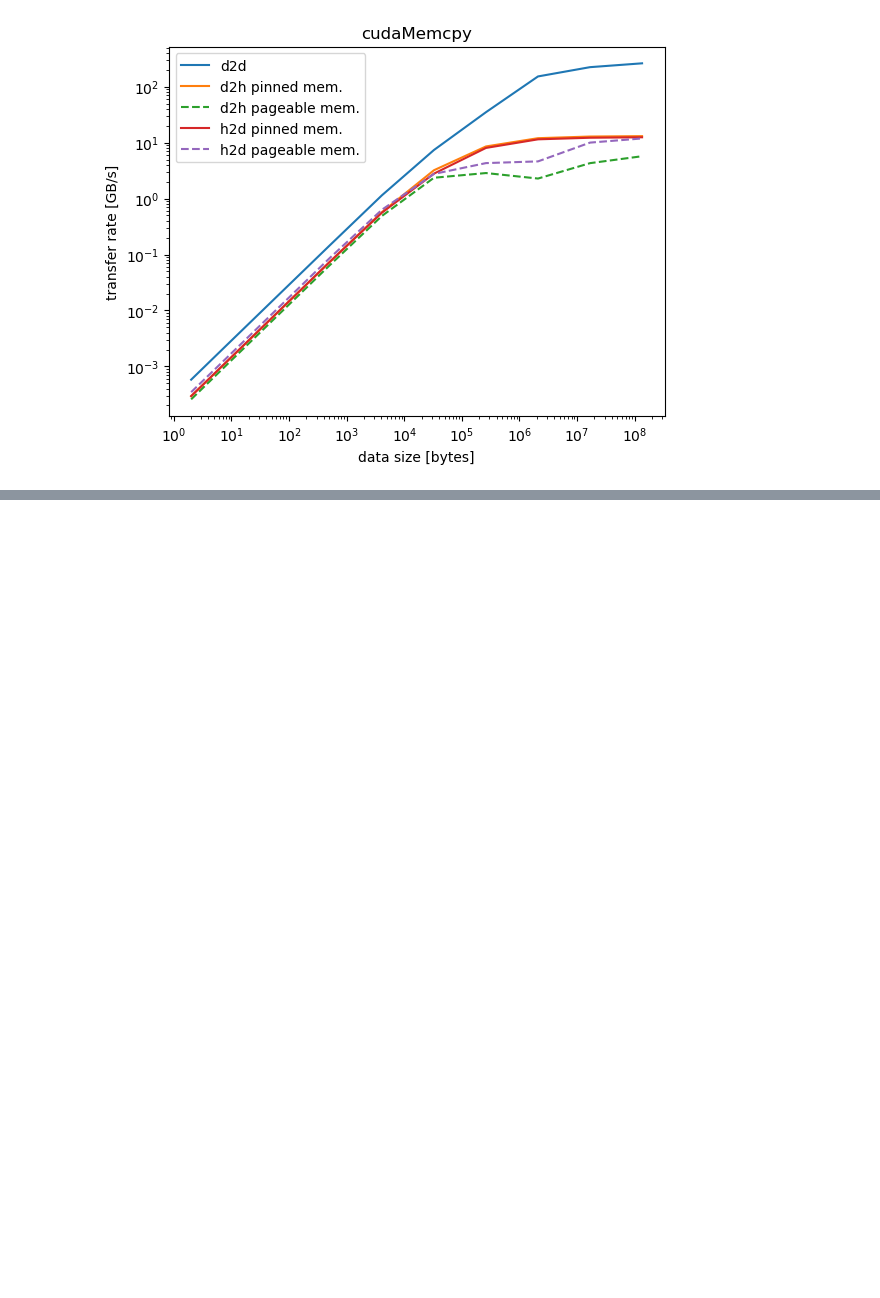
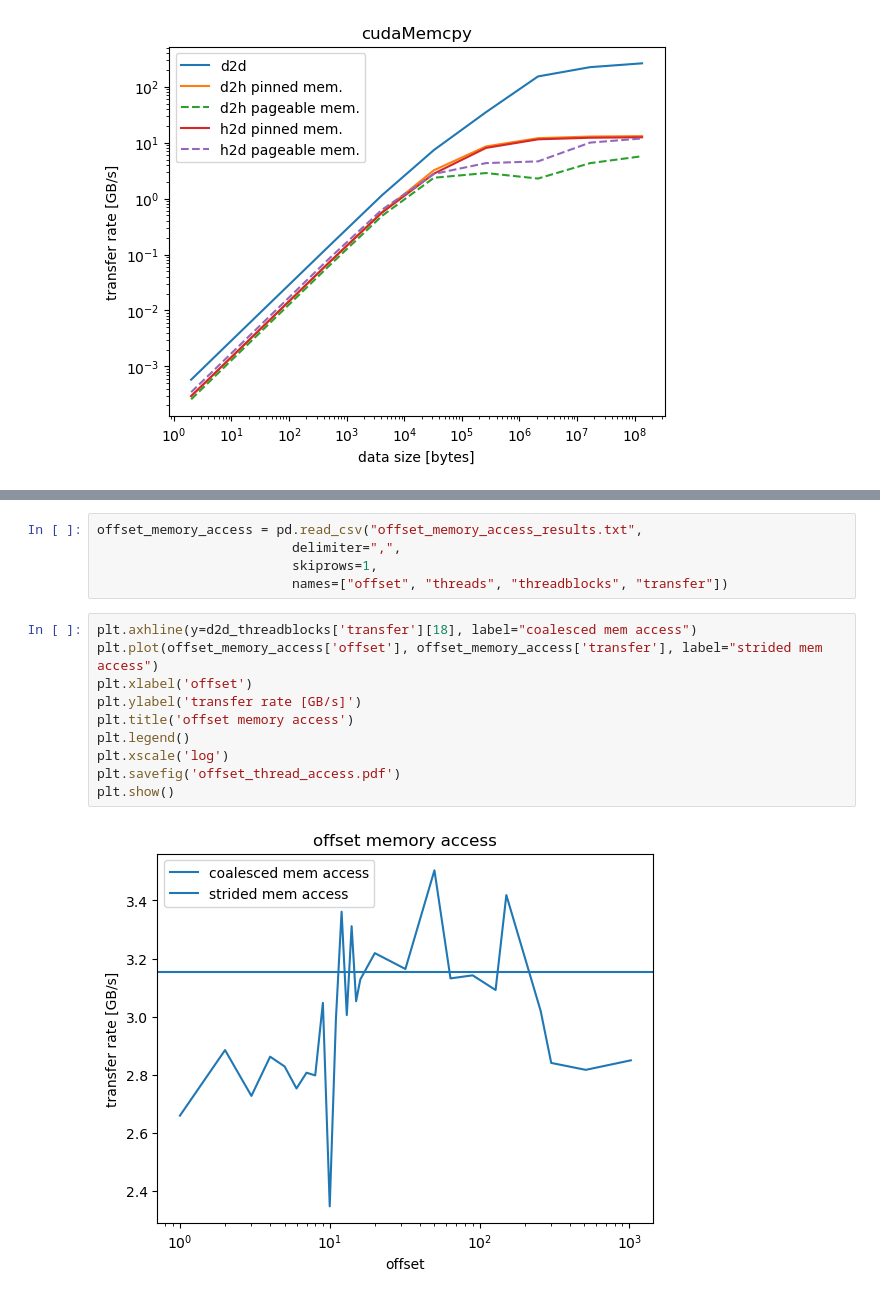
Before and after one commit to noahs-uni/GPU-Computing, a Jupyter notebook: exc03/plots_miro.ipynb, the cells around one changed output, grey strips where cells are left out. Saved outputs shown, nothing was run; the diff lists cells and outputs as text; blank space fills up the shorter version.

```diff
--- a/exc03/plots_miro.ipynb
+++ b/exc03/plots_miro.ipynb
@@ -76,0 +115,17 @@ plt.show()
+# %%
+offset_memory_access = pd.read_csv("offset_memory_access_results.txt",
+                         delimiter=",",
+                         skiprows=1,
+                         names=["offset", "threads", "threadblocks", "transfer"])
+# %%
+plt.axhline(y=d2d_threadblocks['transfer'][18], label="coalesced mem access")
+plt.plot(offset_memory_access['offset'], offset_memory_access['transfer'], label="strided mem access")
+plt.xlabel('offset')
+plt.ylabel('transfer rate [GB/s]')
+plt.title('offset memory access')
+plt.legend()
+plt.xscale('log')
+plt.savefig('offset_thread_access.pdf')
+plt.show()
+# %% [output]
+[figure, added]
```
Also changed, not shown: parts of 8 cells of this notebook, 15 other files.
